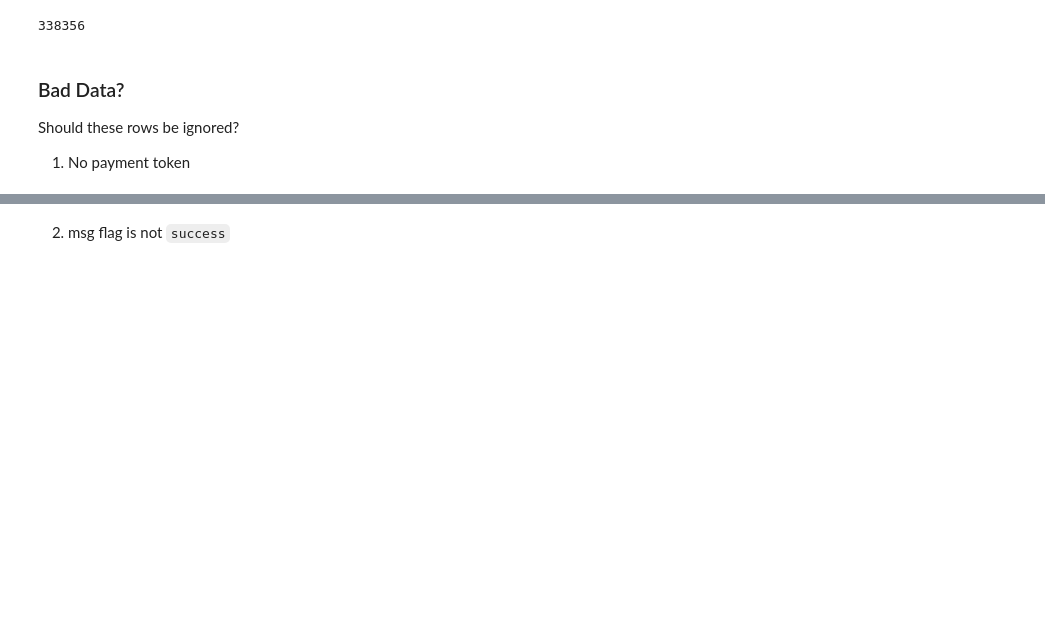
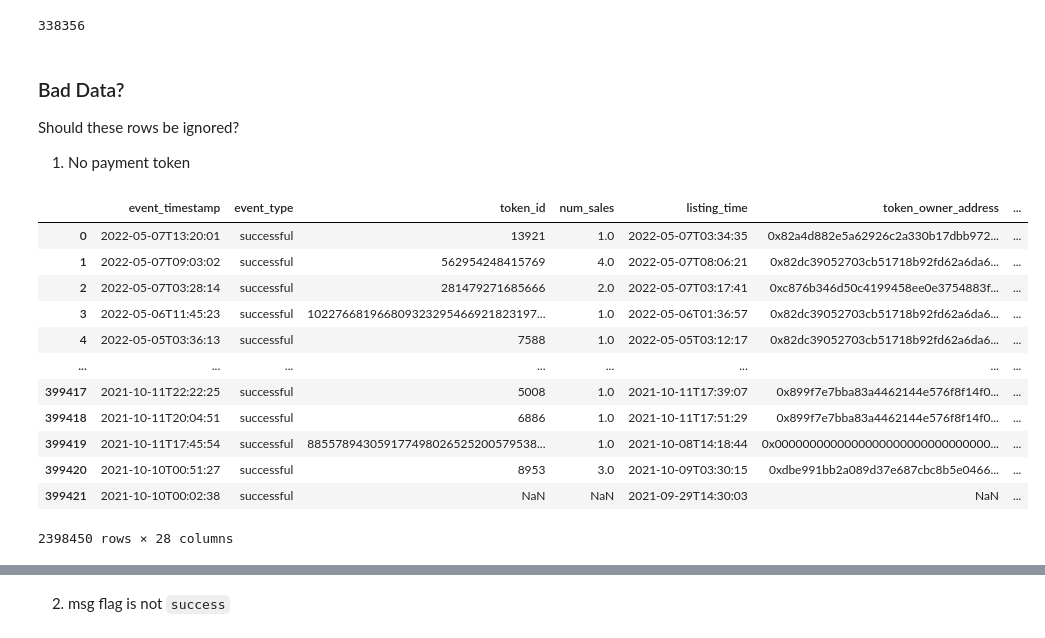
Before and after one commit to lawrence009/OpenSea_EDA, a Jupyter notebook: opeansea_events_eda.ipynb, the cells around one changed output, grey strips where cells are left out. Drawn from its saved outputs; the diff is of its cells as text; code cells hidden in the pictures; blank space fills up the shorter version.

```diff
--- a/opeansea_events_eda.ipynb
+++ b/opeansea_events_eda.ipynb
@@ -166,4 +168,20 @@ pd.concat([events.token_seller_address, events.token_owner_address]).nunique()
 Should these rows be ignored?
 
 1. No payment token
+# %%
+wallets[wallets.msg == 'success']
+# %% [output]
+|  | event_timestamp | event_type | token_id | num_sales | listing_time | token_owner_address | ... |
+| 0 | 2022-05-07T13:20:01 | successful | 13921 | 1.0 | 2022-05-07T03:34:35 | 0x82a4d882e5a62926c2a330b17dbb972... | ... |
+| 1 | 2022-05-07T09:03:02 | successful | 562954248415769 | 4.0 | 2022-05-07T08:06:21 | 0x82dc39052703cb51718b92fd62a6da6... | ... |
+| 2 | 2022-05-07T03:28:14 | successful | 281479271685666 | 2.0 | 2022-05-07T03:17:41 | 0xc876b346d50c4199458ee0e3754883f... | ... |
+| 3 | 2022-05-06T11:45:23 | successful | 102276681966809323295466921823197... | 1.0 | 2022-05-06T01:36:57 | 0x82dc39052703cb51718b92fd62a6da6... | ... |
+| 4 | 2022-05-05T03:36:13 | successful | 7588 | 1.0 | 2022-05-05T03:12:17 | 0x82dc39052703cb51718b92fd62a6da6... | ... |
+| ... | ... | ... | ... | ... | ... | ... | ... |
+| 399417 | 2021-10-11T22:22:25 | successful | 5008 | 1.0 | 2021-10-11T17:39:07 | 0x899f7e7bba83a4462144e576f8f14f0... | ... |
+| 399418 | 2021-10-11T20:04:51 | successful | 6886 | 1.0 | 2021-10-11T17:51:29 | 0x899f7e7bba83a4462144e576f8f14f0... | ... |
+| 399419 | 2021-10-11T17:45:54 | successful | 885578943059177498026525200579538... | 1.0 | 2021-10-08T14:18:44 | 0x0000000000000000000000000000000... | ... |
+| 399420 | 2021-10-10T00:51:27 | successful | 8953 | 3.0 | 2021-10-09T03:30:15 | 0xdbe991bb2a089d37e687cbc8b5e0466... | ... |
+| 399421 | 2021-10-10T00:02:38 | successful | NaN | NaN | 2021-09-29T14:30:03 | NaN | ... |
+2398450 rows × 28 columns
 # %%
```
Also changed, not shown: parts of 30 cells of this notebook.
